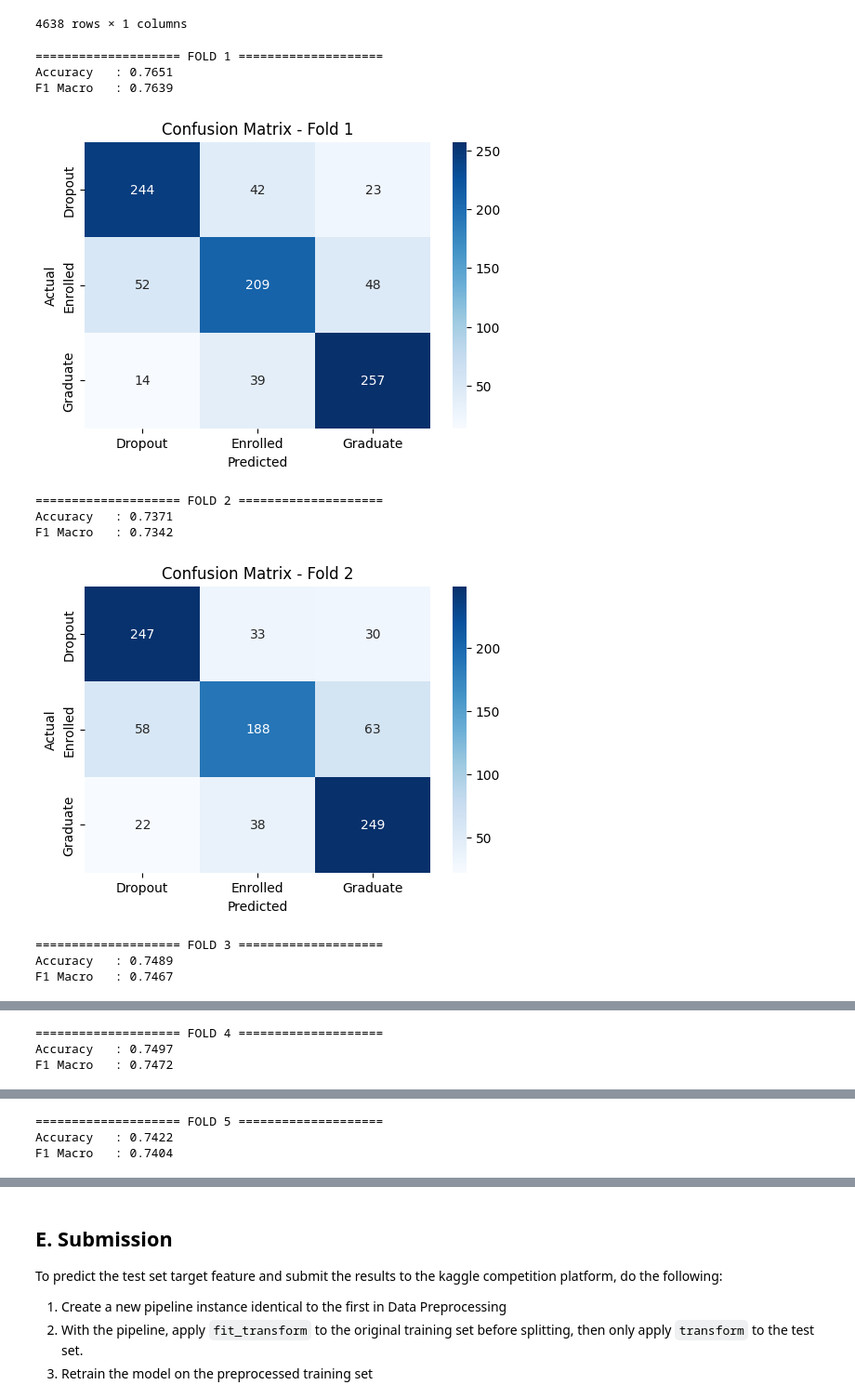
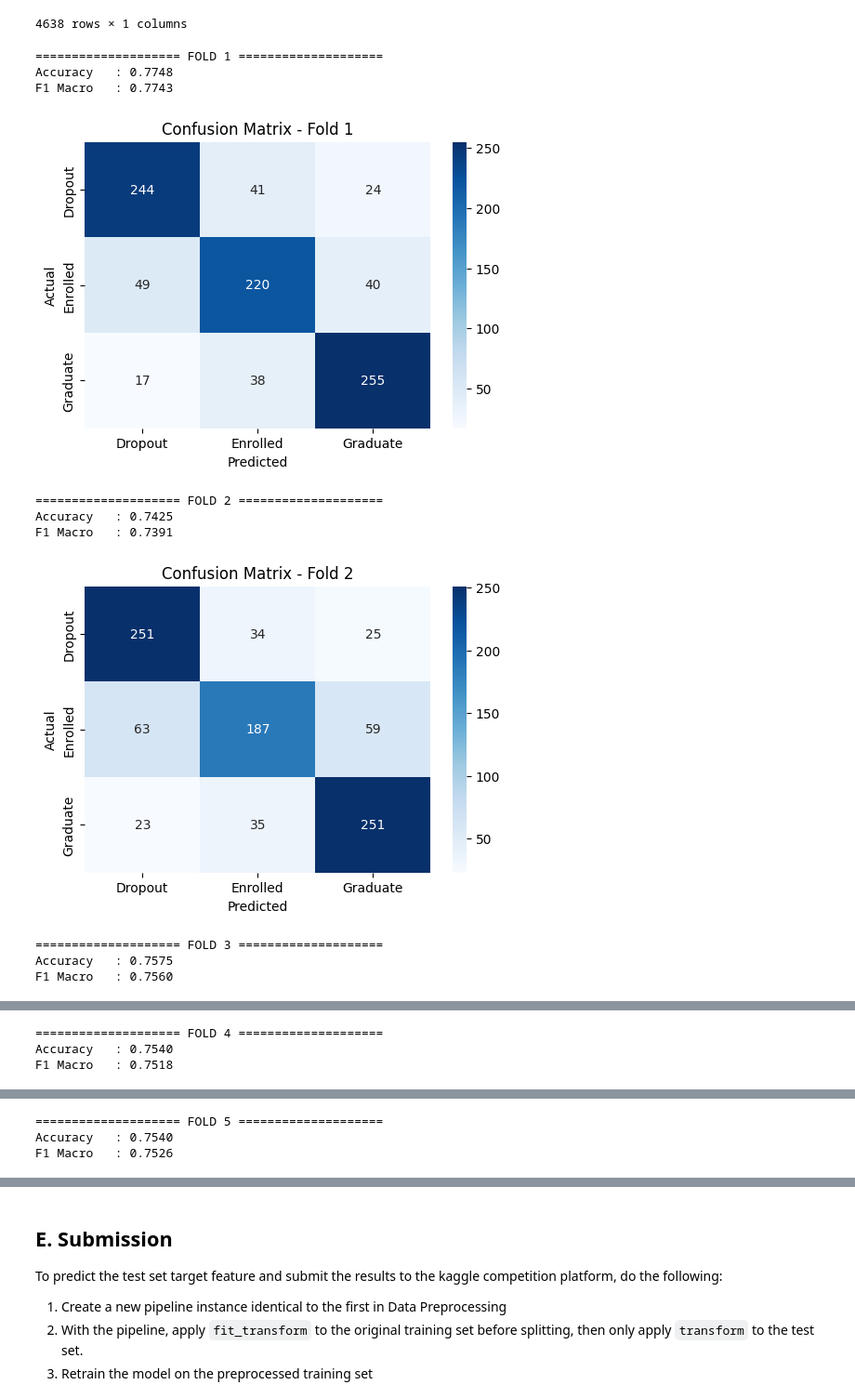
Before and after one commit to KennethhPoenadi/AI-Shiteru, a Jupyter notebook: src/notebook.ipynb, the cells around one changed output, grey strips where cells are left out. Shown at 93% size. Saved outputs shown, nothing was run; the diff lists cells and outputs as text; code cells hidden in the pictures.

```diff
--- a/src/notebook.ipynb
+++ b/src/notebook.ipynb
@@ -1167,6 +1003,8 @@ class LogisticRegression:
             return 0.0
 
     def fit(self, X, y, sample_weight=None):
+        prev_loss = float('inf')
+        tolerance = 1e-4
         X = np.asarray(X)
         y = np.asarray(y)
         n_samples, n_features = X.shape
@@ -1201,6 +1039,8 @@ class LogisticRegression:
 
             self.weights -= effective_lr * dw
             self.bias -= effective_lr * db
+
+
 
     def predict_proba(self, X):
         linear = np.dot(X, self.weights) + self.bias
@@ -1485,6 +1527,20 @@ df, encoder = one_hot_fit_transform(df)
 
 # Transform test data with the SAME encoder
 df_test = one_hot_transform(df_test, encoder)
+
+features_to_drop = [
+    # "Application mode_5",
+    # "Course_8014",
+    # "Nacionality_14"
+    # "Previous qualification_10",
+    # "Father's qualification_35",
+    # "Mother's occupation_175",
+    # "Father's occupation_102",
+    # "Mother's occupation_191",
+    # "Application mode_39"
+]
+df.drop(columns=features_to_drop, inplace=True)
+df_test.drop(columns=features_to_drop, inplace=True)
 # df = df_oversampled
 df =  oversample_targets(df)
 df.head()
@@ -1515,22 +1571,22 @@ memory usage: 8.1+ MB
 # %%
 
 X = df.drop(columns=["Target"])  # Features
 y = df["Target"]                # Labels
 
-evaluate_custom_hierarchical(X, y, k=5, lr=0.1, n_iters=13000,penalty='elasticnet', solver='liblinear', C=0.03359818286283781)
+evaluate_custom_hierarchical(X, y, k=5, lr=0.1, n_iters=67000,penalty='elasticnet', solver='liblinear', C=0.13559818286283781)
 # %% [output]
 ==================== FOLD 1 ====================
-Accuracy   : 0.7651
-F1 Macro   : 0.7639
+Accuracy   : 0.7748
+F1 Macro   : 0.7743
-[figure, old version]
+[figure, new version]
 ==================== FOLD 2 ====================
-Accuracy   : 0.7371
-F1 Macro   : 0.7342
+Accuracy   : 0.7425
+F1 Macro   : 0.7391
-[figure, old version]
+[figure, new version]
 ==================== FOLD 3 ====================
-Accuracy   : 0.7489
-F1 Macro   : 0.7467
+Accuracy   : 0.7575
+F1 Macro   : 0.7560
 [figure]
 ==================== FOLD 4 ====================
-Accuracy   : 0.7497
-F1 Macro   : 0.7472
+Accuracy   : 0.7540
+F1 Macro   : 0.7518
@@ -1538,3 +1594,3 @@ F1 Macro   : 0.7472
 ==================== FOLD 5 ====================
-Accuracy   : 0.7422
-F1 Macro   : 0.7404
+Accuracy   : 0.7540
+F1 Macro   : 0.7526
```
Also changed, not shown: parts of 13 cells of this notebook, 27 other files.
